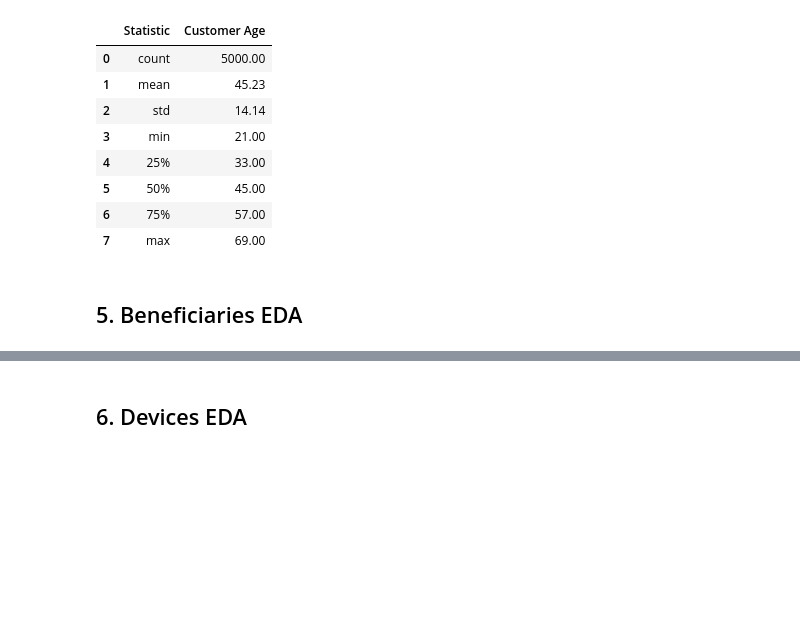
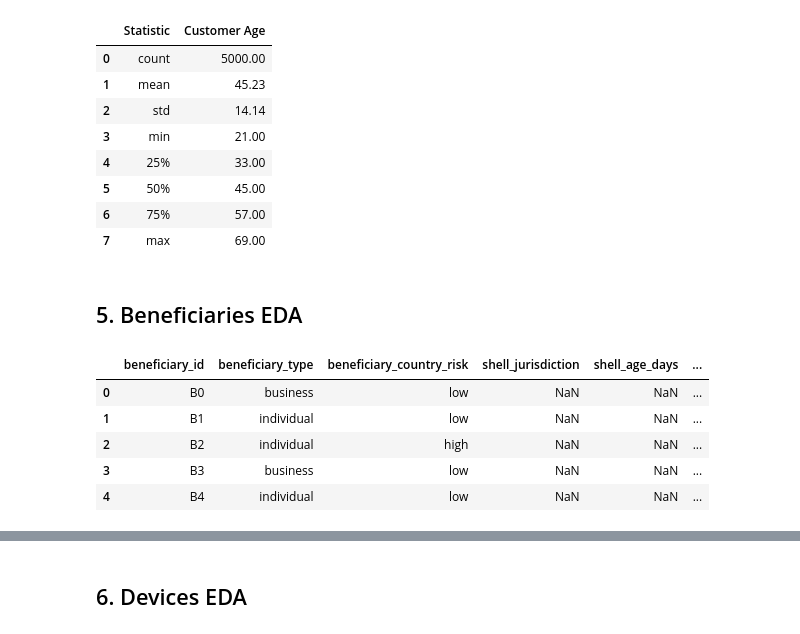
Before and after one commit to gowda-lokesh/smartsentry_aml_model, a Jupyter notebook: EDA/AML_Customer_Dataset_EDA_Summary.ipynb, the cells around one changed output, grey strips where cells are left out. Drawn from its saved outputs; the diff is of its cells as text; code cells hidden in the pictures; blank space fills up the shorter version.

```diff
--- a/EDA/AML_Customer_Dataset_EDA_Summary.ipynb
+++ b/EDA/AML_Customer_Dataset_EDA_Summary.ipynb
@@ -183,6 +183,15 @@ Age Statistics:
 | 7 | max | 69.00 |
 # %% [markdown]
 ## 5. Beneficiaries EDA
+# %%
+beneficiaries.head()
+# %% [output]
+|  | beneficiary_id | beneficiary_type | beneficiary_country_risk | shell_jurisdiction | shell_age_days | ... |
+| 0 | B0 | business | low | NaN | NaN | ... |
+| 1 | B1 | individual | low | NaN | NaN | ... |
+| 2 | B2 | individual | high | NaN | NaN | ... |
+| 3 | B3 | business | low | NaN | NaN | ... |
+| 4 | B4 | individual | low | NaN | NaN | ... |
 # %%
 print('=== BENEFICIARIES ===')
 print(f'Total Beneficiaries: {len(beneficiaries):,}')
```
Also changed, not shown: parts of 4 cells of this notebook, 7 other files.
